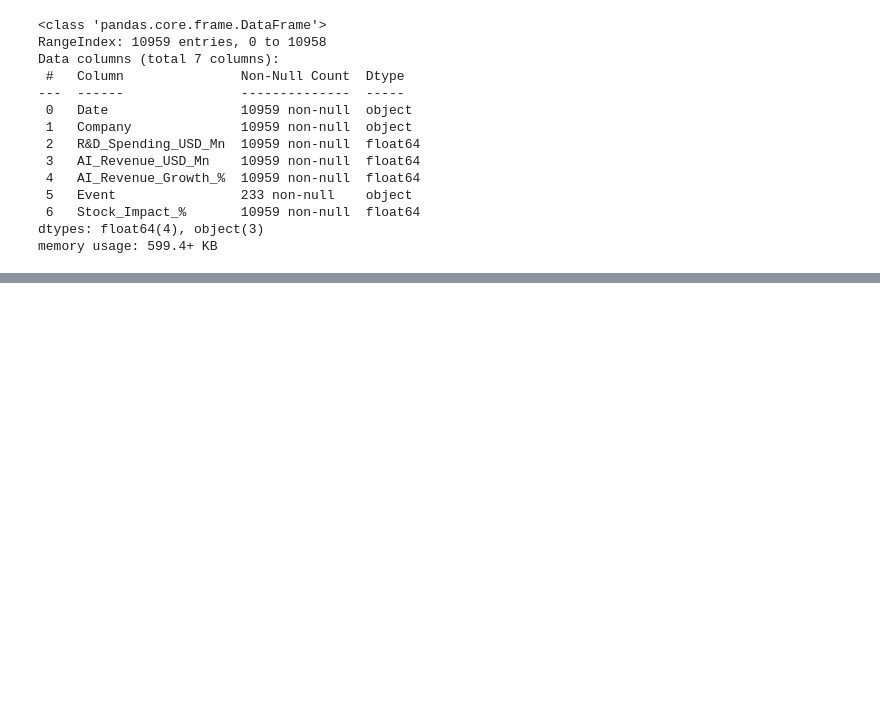
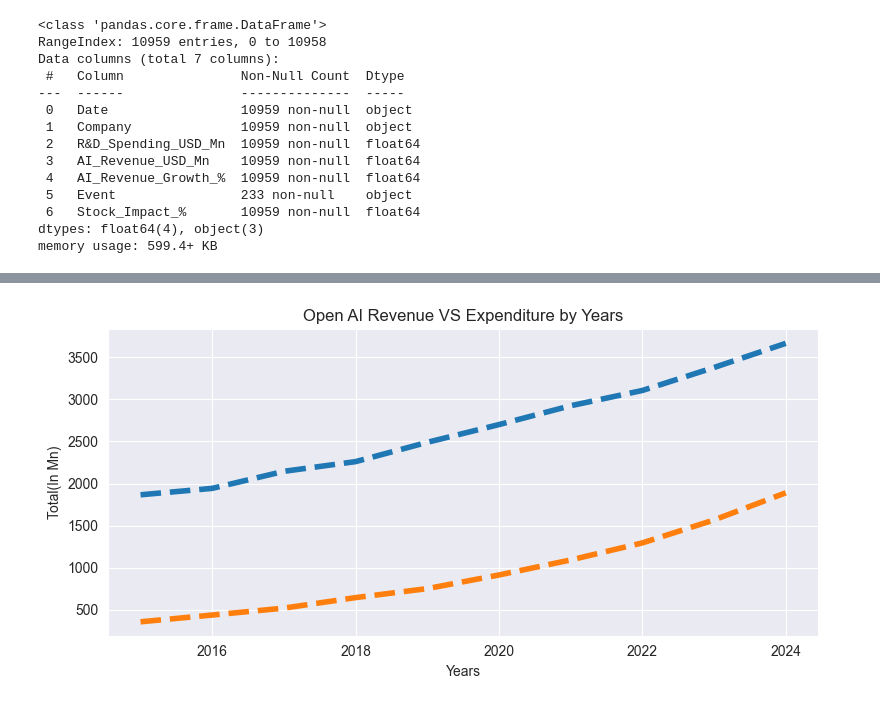
Before and after one commit to CodeStarkz/Analyse-AI-s-Financial-Market-Data-, a Jupyter notebook: AI_Financial_Data_Analysis.ipynb, the cells around one changed output, grey strips where cells are left out. Drawn from its saved outputs; the diff is of its cells as text; code cells hidden in the pictures; blank space fills up the shorter version.

```diff
--- a/AI_Financial_Data_Analysis.ipynb
+++ b/AI_Financial_Data_Analysis.ipynb
@@ -33,0 +229,16 @@ memory usage: 599.4+ KB
+# %%
+plt.figure(figsize=(8,4))
+plt.plot(OAI_Y_E.index,\
+         OAI_Y_E.values,\
+        linewidth=4,\
+        linestyle="dashed",\
+         )
+
+
+plt.xlabel("Years")
+plt.ylabel("Total(In Mn)")
+plt.title("Open AI Revenue VS Expenditure by Years")
+plt.tight_layout()
+plt.show()
+# %% [output]
+[figure, added]
```
Also changed, not shown: parts of 40 cells of this notebook.
